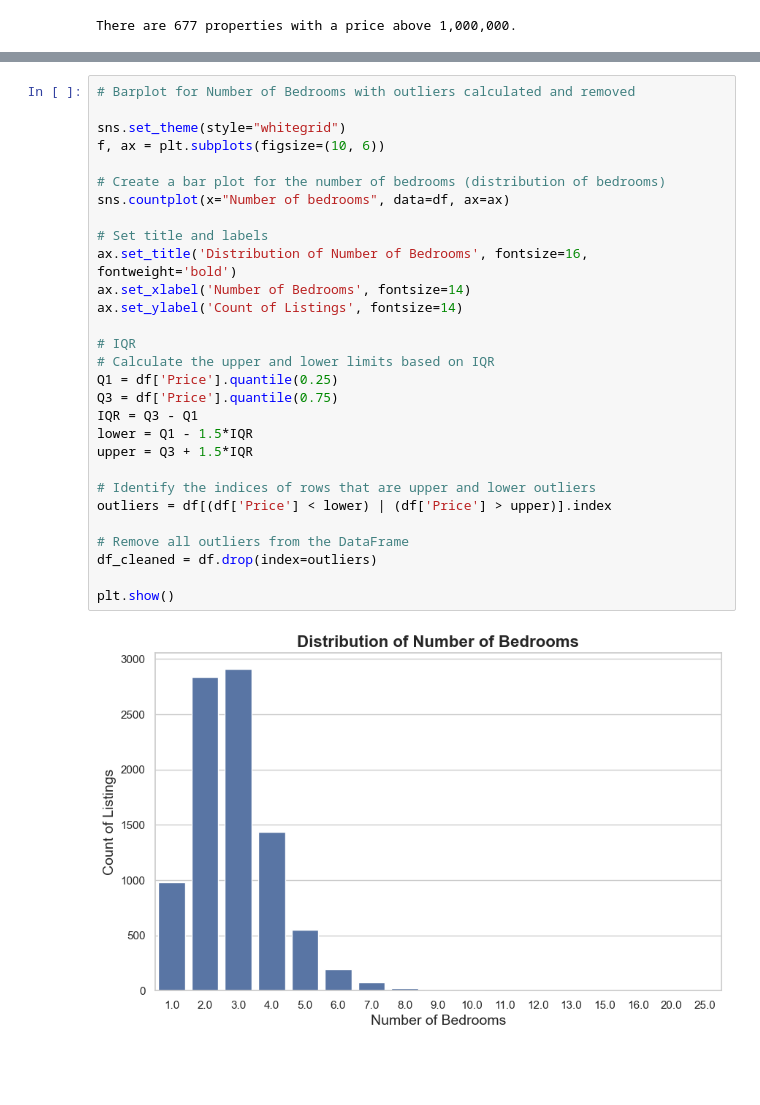
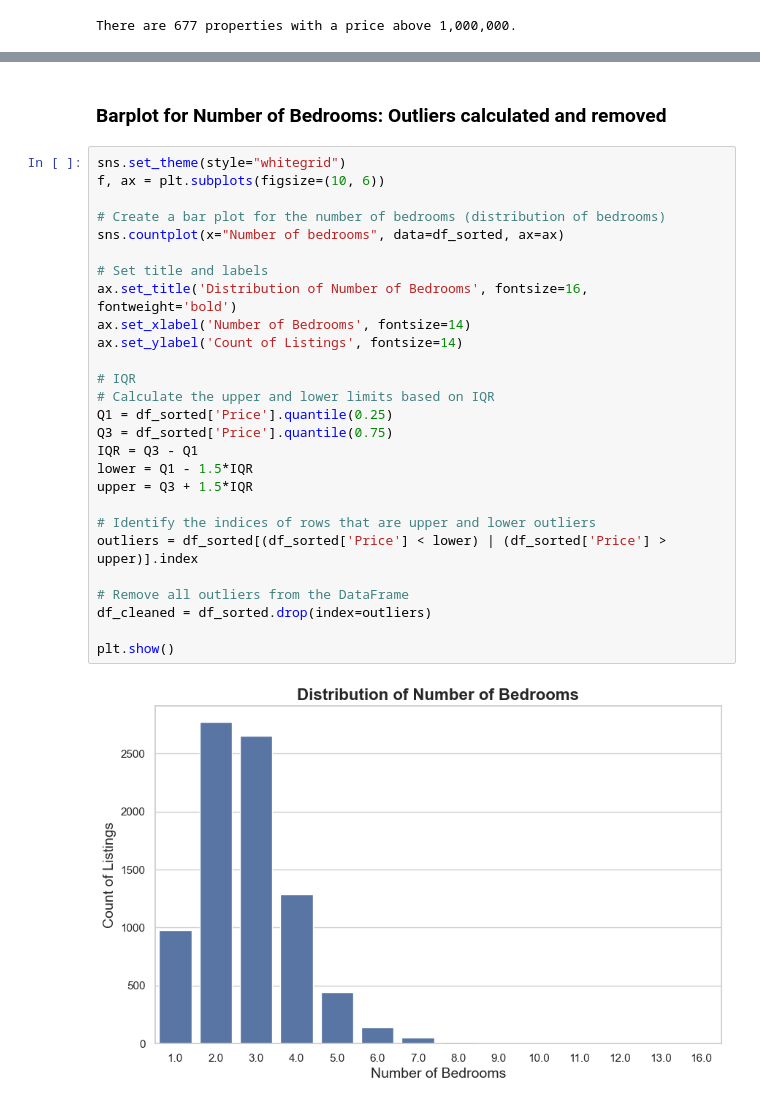
Before and after one commit to Kevin-Van-Hoorebeek/immoeliza_data_analysis, a Jupyter notebook: Analysis/Kelli_immoeliza_visualization.ipynb, the cells around one changed output, grey strips where cells are left out. Saved outputs shown, nothing was run; the diff lists cells and outputs as text; blank space fills up the shorter version.

```diff
--- a/Analysis/Kelli_immoeliza_visualization.ipynb
+++ b/Analysis/Kelli_immoeliza_visualization.ipynb
@@ -217,31 +286,31 @@ plt.show()
+# %% [markdown]
+### Barplot for Number of Bedrooms: Outliers calculated and removed
 # %%
-# Barplot for Number of Bedrooms with outliers calculated and removed
-
 sns.set_theme(style="whitegrid")
 f, ax = plt.subplots(figsize=(10, 6))
 
 # Create a bar plot for the number of bedrooms (distribution of bedrooms)
-sns.countplot(x="Number of bedrooms", data=df, ax=ax)
+sns.countplot(x="Number of bedrooms", data=df_sorted, ax=ax)
 
 # Set title and labels
 ax.set_title('Distribution of Number of Bedrooms', fontsize=16, fontweight='bold')
 ax.set_xlabel('Number of Bedrooms', fontsize=14)
 ax.set_ylabel('Count of Listings', fontsize=14)
 
 # IQR
 # Calculate the upper and lower limits based on IQR
-Q1 = df['Price'].quantile(0.25)
-Q3 = df['Price'].quantile(0.75)
+Q1 = df_sorted['Price'].quantile(0.25)
+Q3 = df_sorted['Price'].quantile(0.75)
 IQR = Q3 - Q1
 lower = Q1 - 1.5*IQR
 upper = Q3 + 1.5*IQR
 
 # Identify the indices of rows that are upper and lower outliers
-outliers = df[(df['Price'] < lower) | (df['Price'] > upper)].index
+outliers = df_sorted[(df_sorted['Price'] < lower) | (df_sorted['Price'] > upper)].index
 
 # Remove all outliers from the DataFrame
-df_cleaned = df.drop(index=outliers)
+df_cleaned = df_sorted.drop(index=outliers)
 
 plt.show()
 # %% [output]
-[figure, old version]
+[figure, new version]
```
Also changed, not shown: parts of 11 cells of this notebook, 2 other files.
